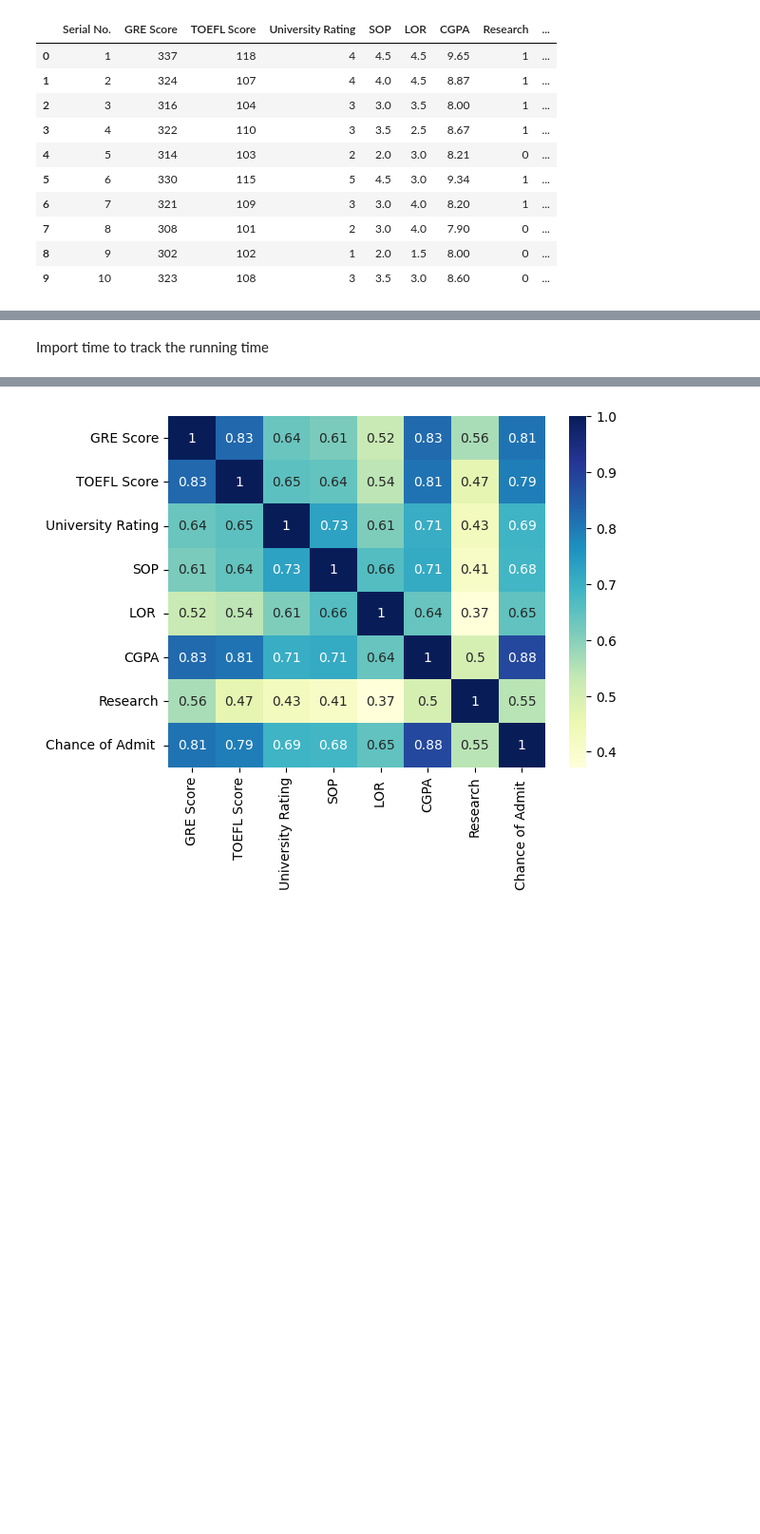
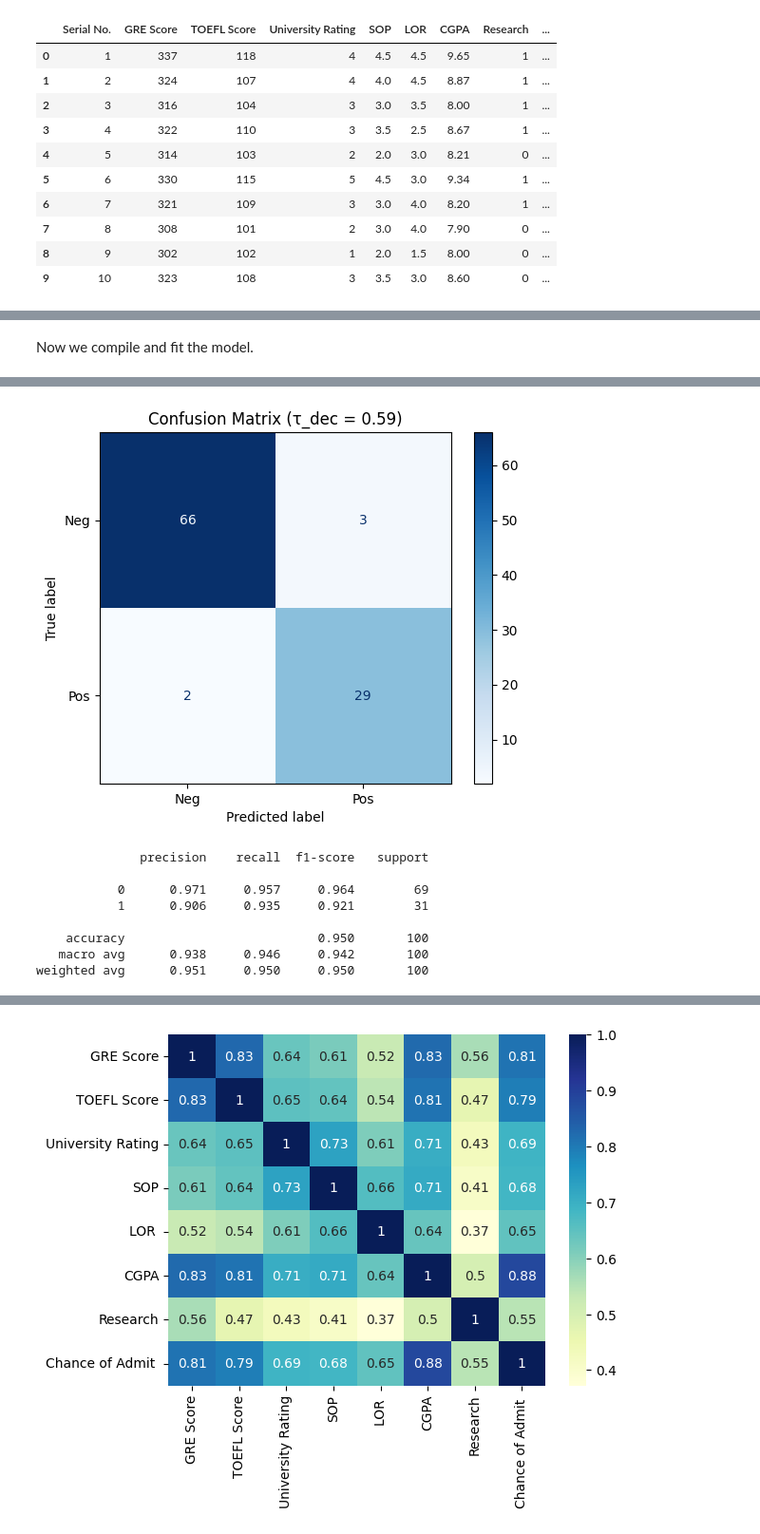
Before and after one commit to Shercroft/Sepal, a Jupyter notebook: chance-of-admit-via-ann-lr.ipynb, the cells around one changed output, grey strips where cells are left out. Shown at 95% size. Saved outputs shown, nothing was run; the diff lists cells and outputs as text; code cells hidden in the pictures; blank space fills up the shorter version.

```diff
--- a/chance-of-admit-via-ann-lr.ipynb
+++ b/chance-of-admit-via-ann-lr.ipynb
@@ -111,2 +169,2 @@ def toc():
-# %% [markdown]
-Import time to track the running time
+# %% [markdown]
+Now we compile and fit the model.
@@ -112,0 +209,40 @@ Import time to track the running time
+# %%
+from sklearn.metrics import (
+    precision_recall_curve,      # ← missing
+    accuracy_score,
+    confusion_matrix,
+    ConfusionMatrixDisplay,
+    classification_report
+)
+# Now we shall revisit our original choice for the cut-off value
+pred_probs = model.predict(val_X).ravel()
+
+# Compute the precision-recall pairs and store them in thr
+prec, rec, thr = precision_recall_curve(val_y, pred_probs)
+# Covers every case from everything positive ([0,0]) to everything negative ([1,0])
+candidate_thr  = np.concatenate(([0.0], thr, [1.0]))
+
+# Set initial value
+best_acc, best_thr = -1, None
+
+# Loop and update the best case
+for t in candidate_thr:
+    y_tmp = (pred_probs >= t).astype(int)
+    acc   = accuracy_score(val_y, y_tmp)
+    if acc > best_acc:
+        best_acc, best_thr = acc, t
+
+THRESH_DEC = float(best_thr)
+print(f"Best validation accuracy = {best_acc:.3f} at threshold = {THRESH_DEC:.3f}")
+
+# Now we construct a confusion matrix:
+y_pred = (pred_probs >= THRESH_DEC).astype(int)
+
+cm = confusion_matrix(val_y, y_pred)
+ConfusionMatrixDisplay(cm, display_labels=['Neg', 'Pos']).plot(cmap='Blues')
+plt.title(f'Confusion Matrix (τ_dec = {THRESH_DEC:.2f})')
+plt.show()
+
+# Display the best THRESH value:
+print(classification_report(val_y, y_pred, digits=3, zero_division=0))
+# %% [output]
@@ -113 +251,10 @@ Import time to track the running time
+[figure, added]
+              precision    recall  f1-score   support
+
+           0      0.971     0.957     0.964        69
+           1      0.906     0.935     0.921        31
+
+    accuracy                          0.950       100
+   macro avg      0.938     0.946     0.942       100
+weighted avg      0.951     0.950     0.950       100
 # %%
```
Also changed, not shown: parts of 14 cells of this notebook.
